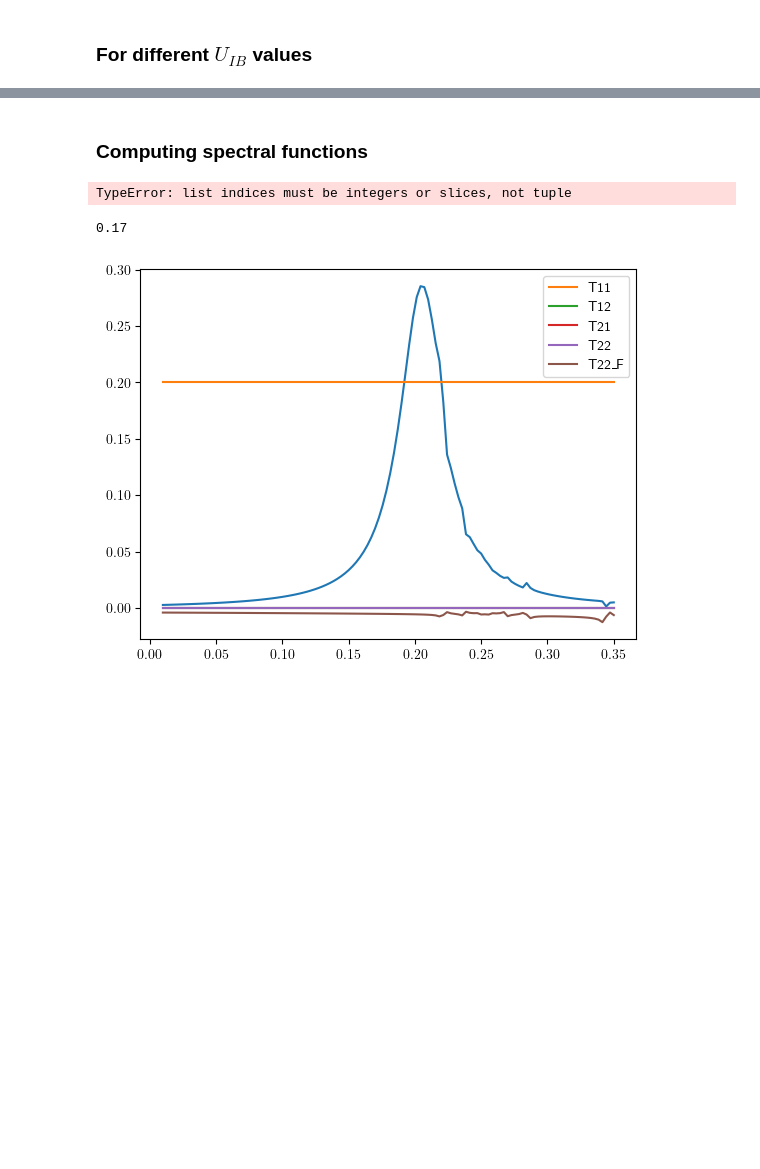
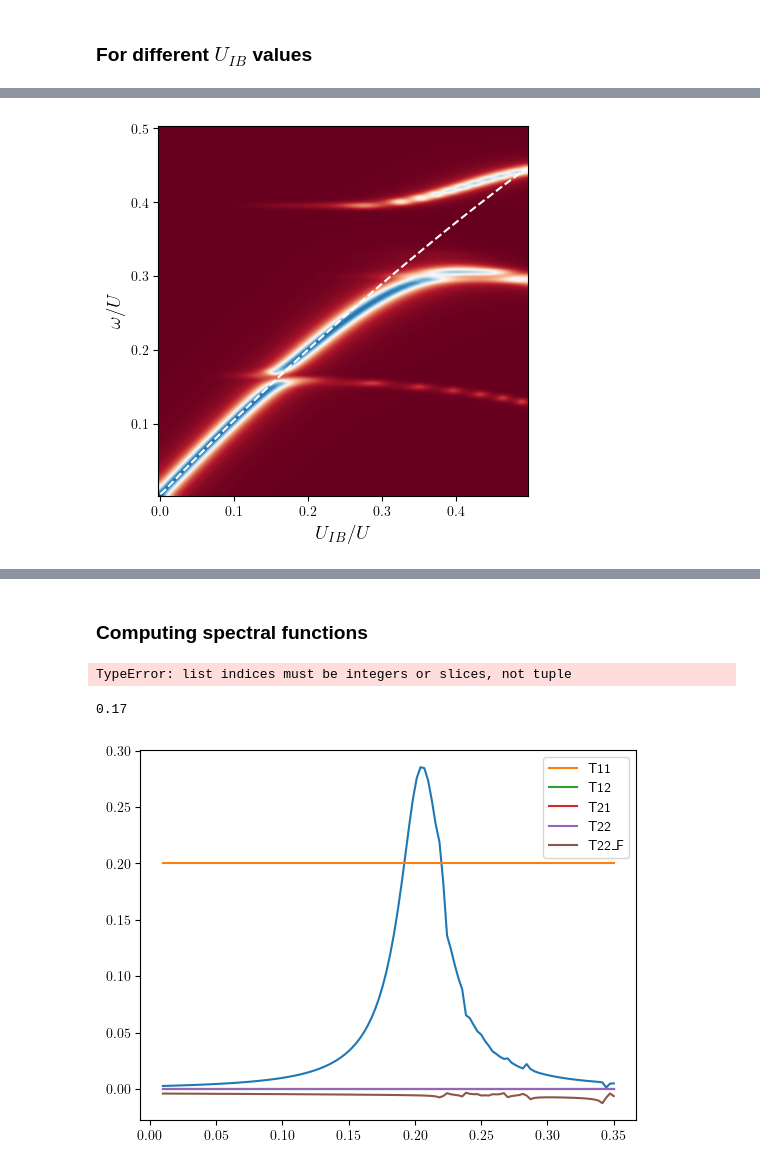
Before and after one commit to ragheedalhyder/BoseHubbard, a Jupyter notebook: src/Testing_codes.ipynb, the cells around one changed output, grey strips where cells are left out. Drawn from its saved outputs; the diff is of its cells as text; code cells hidden in the pictures; blank space fills up the shorter version.

```diff
--- a/src/Testing_codes.ipynb
+++ b/src/Testing_codes.ipynb
@@ -341,0 +435,61 @@ for count, UIB in enumerate(UIBs):
+# %%
+import numpy as np
+import matplotlib.pyplot as plt
+from mpl_toolkits.axes_grid1 import make_axes_locatable
+import matplotlib.ticker as ticker
+
+plt.rcParams['text.usetex'] = True
+
+threshold = 0.00
+
+filtered_SpectralFuncs = np.where(abs(SpectralFuncs) > threshold, SpectralFuncs, 0)
+
+
+# Rotate the image by -90 degrees
+SpectralFuncs_rot = np.rot90(filtered_SpectralFuncs, 1)
+
+fig, ax = plt.subplots()
+
+# Create the plot
+# Set the aspect ratio to the ratio of the number of x points to the number of y points
+aspect_ratio = 1
+im = ax.imshow(SpectralFuncs_rot, cmap='RdBu', interpolation = 'bicubic', aspect = aspect_ratio)
+
+# Select a subset of dJUs and en_vector for the ticks
+num_xticks = 6
+num_yticks = 6
+
+xticks = np.linspace(0, SpectralFuncs_rot.shape[1], num_xticks, endpoint=True, dtype=int)
+yticks = np.linspace(0, SpectralFuncs_rot.shape[0], num_yticks, endpoint=True, dtype=int)
+
+xticklabels = np.round(np.linspace(min(UIBs), max(UIBs), num_xticks), 2)
+yticklabels = np.round(np.linspace(max(en_vector), min(en_vector), num_yticks), 2)
+
+# Format the labels in LaTeX
+xticklabels = [r'$\mathrm{{{}}}$'.format(label) for label in xticklabels]
+yticklabels = [r'$\mathrm{{{}}}$'.format(label) for label in yticklabels]
+
+ax.set_xticks(xticks)
+ax.set_yticks(yticks)
+ax.set_xticklabels(xticklabels)
+ax.set_yticklabels(yticklabels)
+ax.set_xlabel(r'$U_{IB}/U$', fontsize=14)
+ax.set_ylabel(r'$\omega/U$', fontsize=14)
+# # Create an axes divider and add the colorbar to it
+# divider = make_axes_locatable(ax)
+# cax = divider.append_axes("right", size="5%", pad=0.05)
+# plt.colorbar(im, cax=cax)
+# Create a secondary y-axis
+
+X, Y = np.meshgrid(UIBs, omega0s + omega1s + omega2s)
+# ax2 = ax.twinx()
+# Transform the y-coordinates of the plot to match the image coordinates
+plot_x = np.interp(UIBs, (UIBs.min(), UIBs.max()), (0, SpectralFuncs_rot.shape[1]-1))
+plot_y = SpectralFuncs_rot.shape[0] - 1 - np.interp(omega0s + omega1s + omega2s, (en_vector.min(), en_vector.max()), (0, SpectralFuncs_rot.shape[0]-1))
+
+# Overlay the plot on top of the imshow figure
+ax.plot(plot_x, plot_y, linestyle='--', label='Perturbative', color='white', linewidth=1.5)
+
+plt.show()
+# %% [output]
+[figure, added]
```
Also changed, not shown: parts of 12 cells of this notebook, 23 other files.
